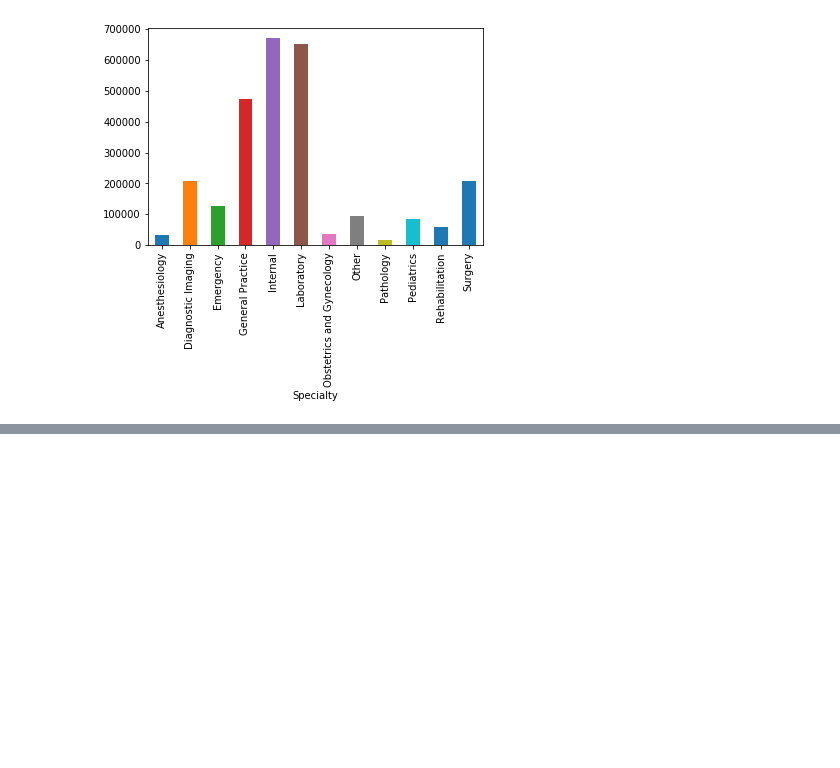
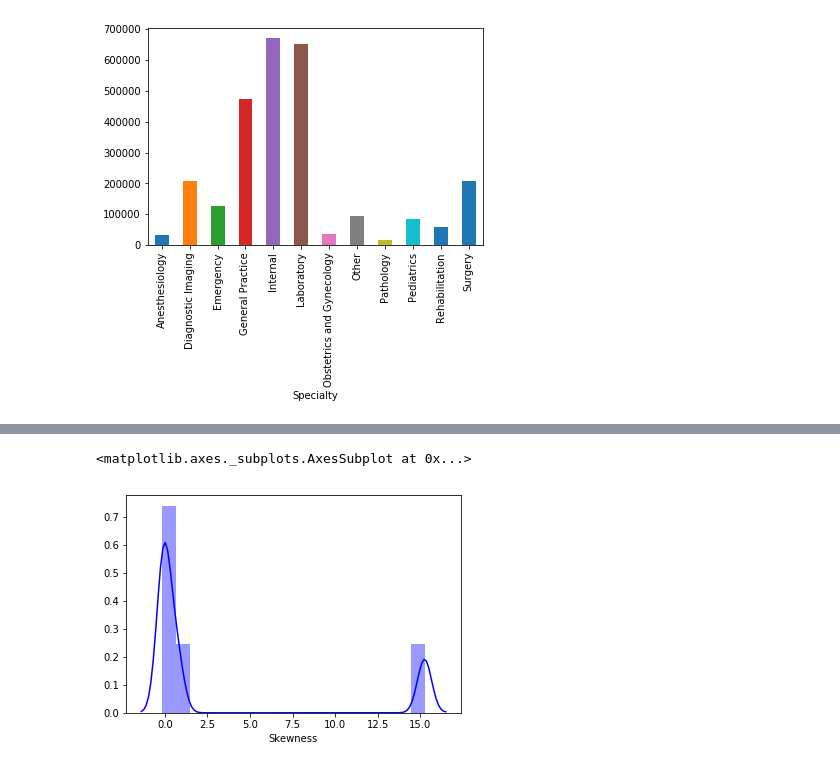
Before and after one commit to truongkhanhduy95/Heritage-Health-Prize, a Jupyter notebook: explore.ipynb, the cells around one changed output, grey strips where cells are left out. Saved outputs shown, nothing was run; the diff lists cells and outputs as text; code cells hidden in the pictures; blank space fills up the shorter version.

```diff
--- a/explore.ipynb
+++ b/explore.ipynb
@@ -89,0 +109,5 @@ df.groupby(['Specialty']).size().plot.bar()
+# %%
+sns.distplot(df.skew(),color='blue',axlabel ='Skewness')
+# %% [output]
+<matplotlib.axes._subplots.AxesSubplot at 0x...>
+[figure, added]
```
Also changed, not shown: parts of 4 cells of this notebook.
